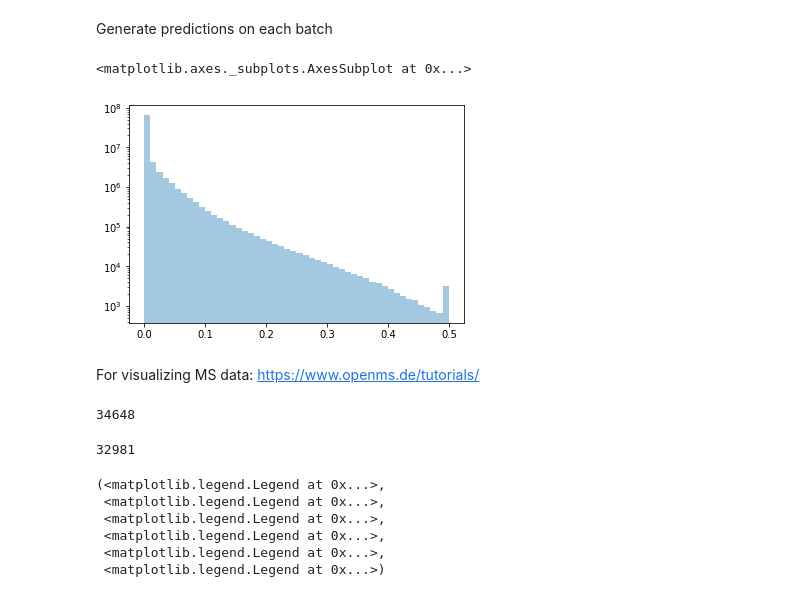
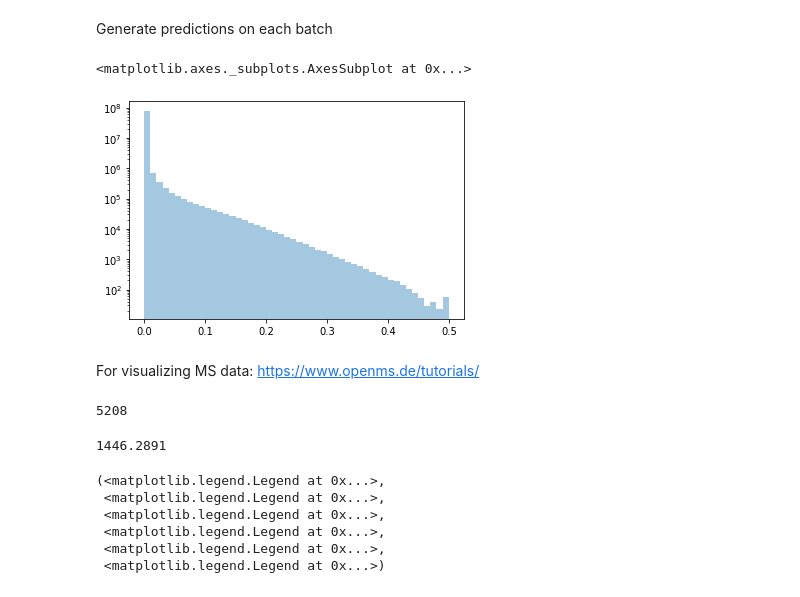
Before and after one commit to cardiffryan/metabolomics, a Jupyter notebook: train_model.ipynb, the cells around one changed output. Saved outputs shown, nothing was run; the diff lists cells and outputs as text; code cells hidden in the pictures.

```diff
--- a/train_model.ipynb
+++ b/train_model.ipynb
@@ -119,8 +119,9 @@ Now, we partition our label image into several smaller images so that feature le
 #Generate image partitions using PIL library
 from PIL import Image
 
-image_frame = Image.open("/home/rcardiff/ryan/ryan/290320_test/meyer_pos.png")
+#image_frame = Image.open("/home/rcardiff/ryan/ryan/290320_test/meyer_pos.png")
 #image_mask = Image.open("/home/rcardiff/ryan/ryan/290320_test/label_img.png")
+image_frame = Image.open("/home/rcardiff/ryan/ryan/mtbls_predictions/mtbls951/mtbls951-short.png")
 
 x_partitions = 6
 y_partitions = 200
@@ -133,8 +134,9 @@ for j in range(x_partitions):
     for i in range(y_partitions):
         i_range = i*y_step
         j_range = j*x_step
-        image_frame_crop = image_frame.crop((j_range, i_range, x_step+j_range, y_step+i_range)).save('/home/rcardiff/ryan/ryan/290320_test/Frames_pos/img'+str(j).zfill(2)+str(i).zfill(3)+'.png')
+        #image_frame_crop = image_frame.crop((j_range, i_range, x_step+j_range, y_step+i_range)).save('/home/rcardiff/ryan/ryan/290320_test/Frames_pos/img'+str(j).zfill(2)+str(i).zfill(3)+'.png')
         #image_mask_crop = image_mask.crop((j_range, i_range, x_step+j_range, y_step+i_range)).save('/home/rcardiff/ryan/ryan/290320_test/Masks/img'+str(j).zfill(2)+str(i).zfill(3)+'.png')
+        image_frame_crop = image_frame.crop((j_range, i_range, x_step+j_range, y_step+i_range)).save('/home/rcardiff/ryan/ryan/mtbls_predictions/mtbls951/frames/img'+str(j).zfill(2)+str(i).zfill(3)+'.png')
 # %% [markdown]
 Separate images into training, validation, and test set. Generate folders to organize different sets.
 # %%
@@ -590,9 +595,13 @@ for file in sorted(os.listdir(img_folder)):
         os.makedirs(new_folder)
 # %% [markdown]
 Generate predictions on each batch
+# %%
+from keras.models import *
+
+m = load_model('/home/rcardiff/ryan/ryan/290320_model_test/weights/Model_IC.h5')
 # %%
 result_list = []
-frame_dir = '/home/rcardiff/ryan/ryan/290320_test/Frames_pos/'
+frame_dir = '/home/rcardiff/ryan/ryan/mtbls_predictions/mtbls951/frames/'
 
 n = sorted(os.listdir(frame_dir))
 if '.ipynb_checkpoints' in n:
@@ -611,13 +620,14 @@ result = np.load('/home/rcardiff/ryan/ryan/290320_test/Predictions/predictions_p
 result = result.flatten()
 # %%
 import seaborn as sns
+import matplotlib.pyplot as plt
 
 fig, ax = plt.subplots()
 plt.yscale('log')
-sns.distplot(result,kde=False,ax = ax)
+sns.distplot(result_full,kde=False,ax = ax)
 # %% [output]
 <matplotlib.axes._subplots.AxesSubplot at 0x...>
-[figure, old version]
+[figure, new version]
 # %%
 from PIL import Image
 import os
@@ -673,7 +683,7 @@ import numpy as np
 import cv2 as cv
 from matplotlib import pyplot as plt
 
-img = cv.imread('/home/rcardiff/ryan/ryan/290320_test/prediction_full_result_pos.png')
+img = cv.imread('/home/rcardiff/ryan/ryan/mtbls_predictions/mtbls951/mtbls951_full.png')
 gray = cv.cvtColor(img, cv.COLOR_BGR2GRAY)
 gray_inv = np.invert(gray)
 
@@ -695,4 +705,4 @@ markers = cv.watershed(img,markers)
 from skimage.measure import regionprops
 print(len(regionprops(markers)))
 # %% [output]
-34648
+5208
@@ -699,3 +711,8 @@ print(len(regionprops(markers)))
+# %%
+max_rts = np.array([x[3] for x in feature_data])
+max(min_rts)
+# %% [output]
+1446.2891
 # %%
 import matplotlib.patches as mpatches
 import os
@@ -723,10 +745,9 @@ import pandas as pd
 import seaborn as sb
 
 df = pd.DataFrame({'min mz': min_mzs, 'max mz': max_mzs, 'min rt': min_rts, 'max rt': max_rts})
-meyer = pd.read_csv('/home/rcardiff/ryan/ryan/191016_meyer_pos.tsv', sep='\t')
-print(len(meyer))
+df.to_csv('/home/rcardiff/ryan/ryan/mtbls_predictions/mtbls951/mtbls951_pred.tsv', sep = '\t')
+#meyer = pd.read_csv('/home/rcardiff/ryan/ryan/191016_meyer_pos.tsv', sep='\t')
+#print(len(meyer))
-# %% [output]
-32981
 # %%
 f, axes = plt.subplots(6, 1, figsize = (13,20), sharex=False)
 ax1 = sb.distplot(df['min mz'],kde=False,norm_hist=False,ax = axes[0],label='min mz')
```
Also changed, not shown: parts of 10 cells of this notebook, 4 other files.
